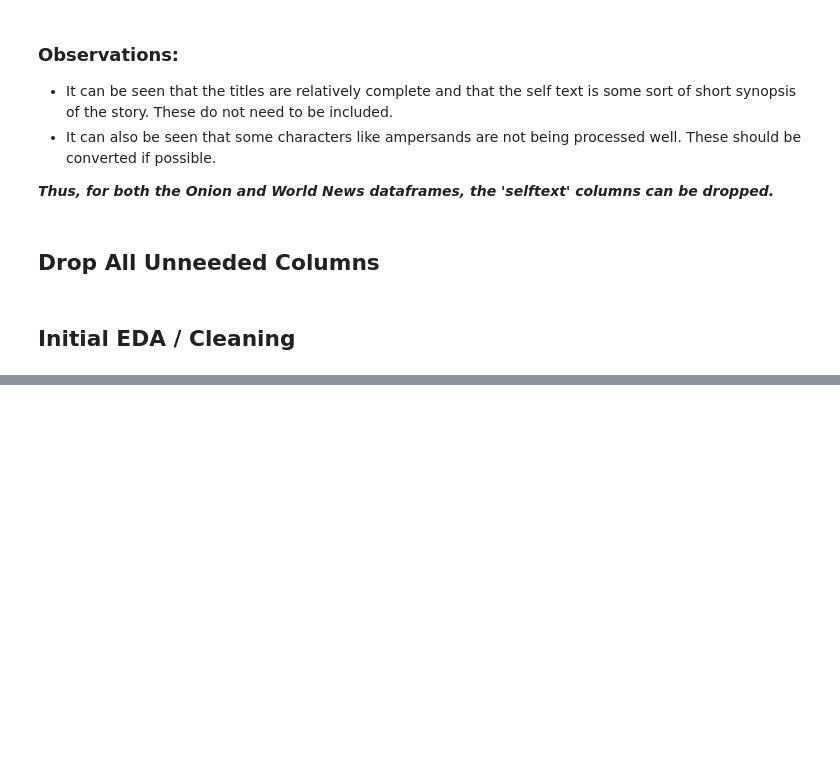
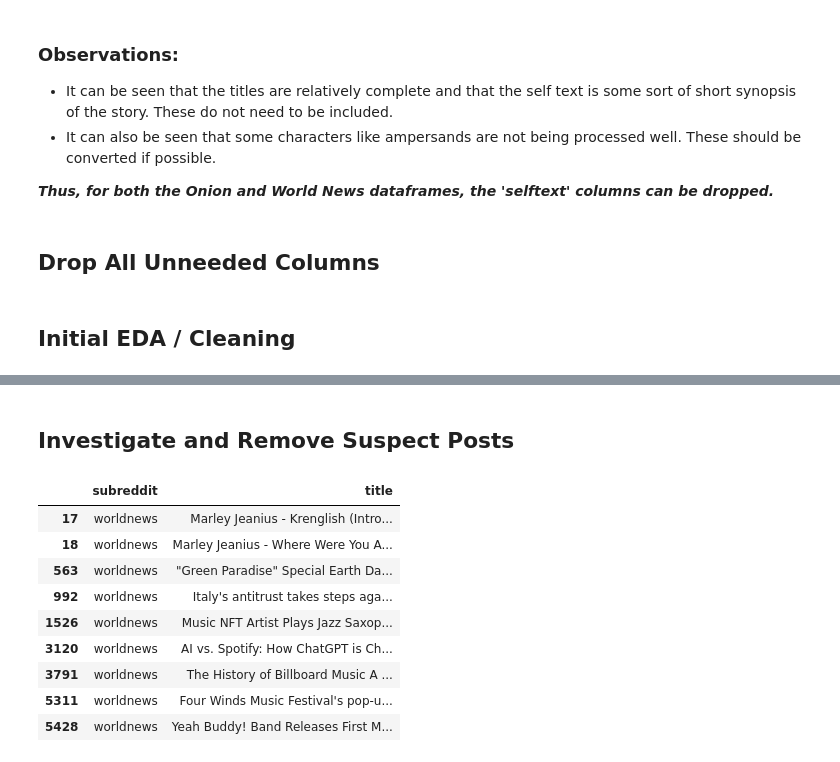
Before and after one commit to drossDS/Humor_Identification_with_NLP, a Jupyter notebook: code/2-Data_Cleaning.ipynb, the cells around one changed output, grey strips where cells are left out. Saved outputs shown, nothing was run; the diff lists cells and outputs as text; code cells hidden in the pictures; blank space fills up the shorter version.

```diff
--- a/code/2-Data_Cleaning.ipynb
+++ b/code/2-Data_Cleaning.ipynb
@@ -356,0 +379,17 @@ wldnws.head(10)
+# %% [markdown]
+## Investigate and Remove Suspect Posts
+# %%
+# Find the Suspect posts in World News that contain Music
+#  Source for find() string method:  https://www.programiz.com/python-programming/methods/string/find
+wldnws[wldnws['title'].str.lower().str.find('music') > -1]
+# %% [output]
+|  | subreddit | title |
+| 17 | worldnews | Marley Jeanius - Krenglish (Intro... |
+| 18 | worldnews | Marley Jeanius - Where Were You A... |
+| 563 | worldnews | "Green Paradise" Special Earth Da... |
+| 992 | worldnews | Italy's antitrust takes steps aga... |
+| 1526 | worldnews | Music NFT Artist Plays Jazz Saxop... |
+| 3120 | worldnews | AI vs. Spotify: How ChatGPT is Ch... |
+| 3791 | worldnews | The History of Billboard Music A ... |
+| 5311 | worldnews | Four Winds Music Festival's pop-u... |
+| 5428 | worldnews | Yeah Buddy! Band Releases First M... |
```
Also changed, not shown: parts of 10 cells of this notebook.
